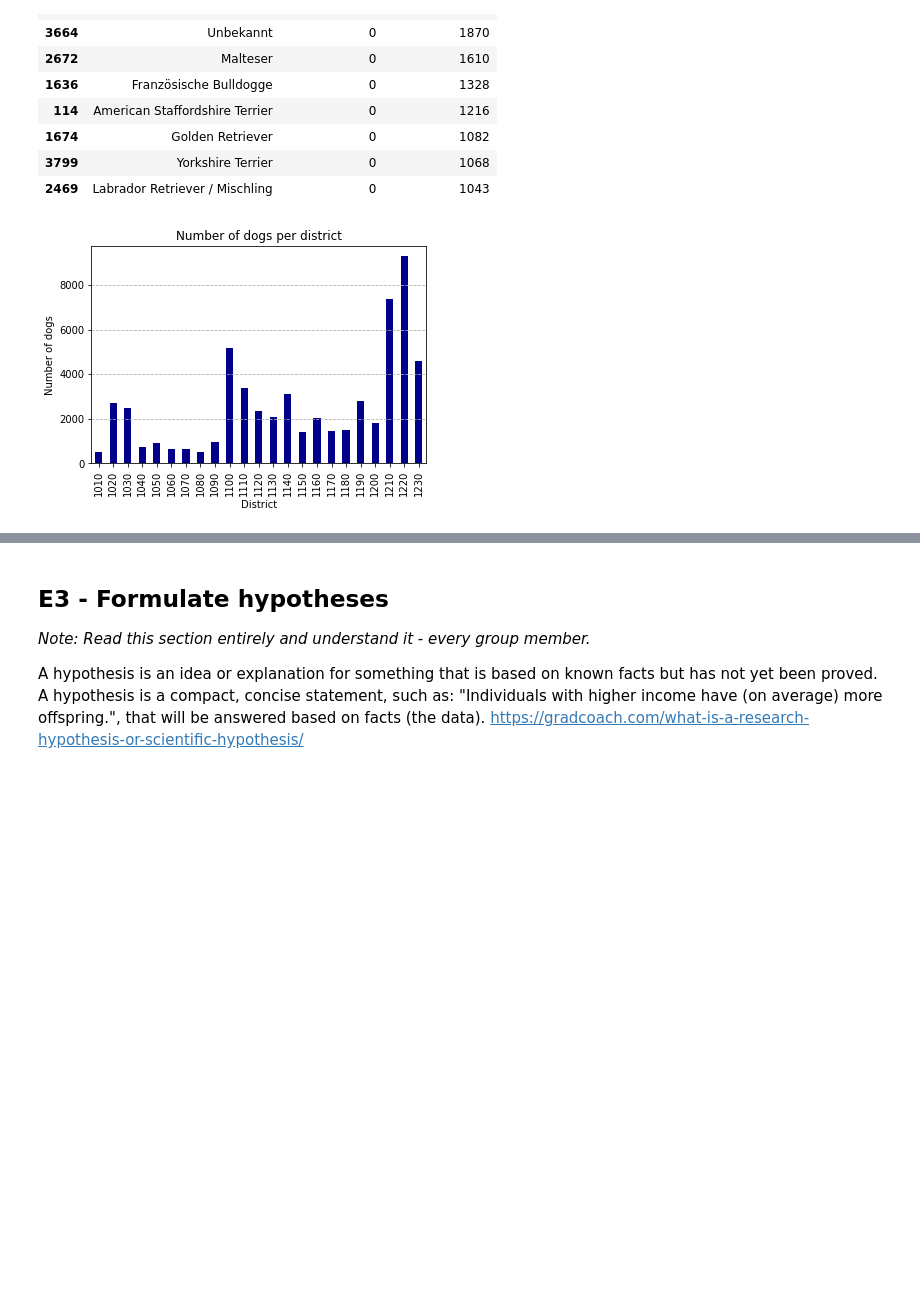
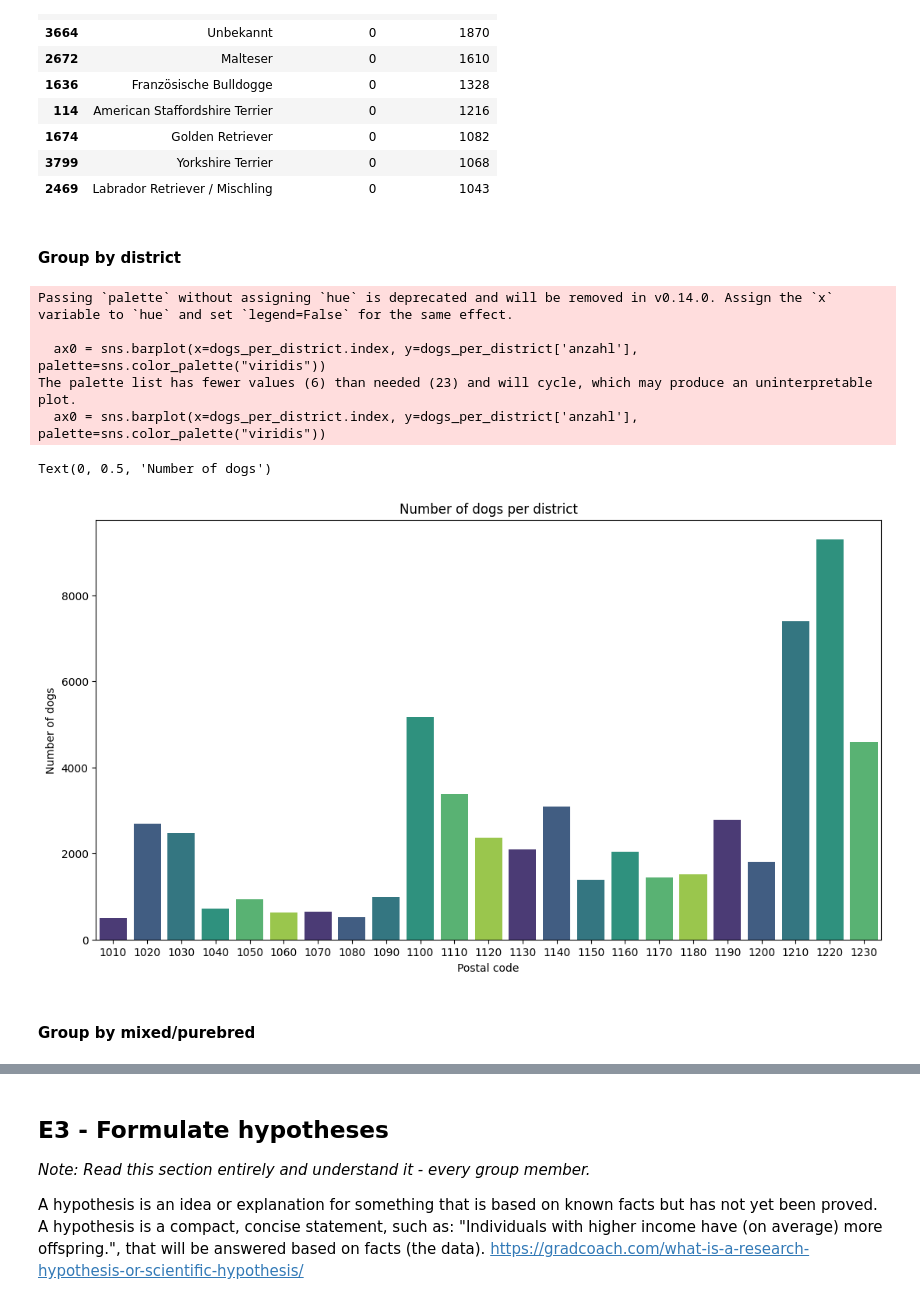
Before and after one commit to Abbastanza/data_engineering_py, a Jupyter notebook: prj01.ipynb, the cells around one changed output, grey strips where cells are left out. Cells and saved outputs as stored; diff of their text form; code cells hidden in the pictures; blank space fills up the shorter version.

```diff
--- a/prj01.ipynb
+++ b/prj01.ipynb
@@ -286,17 +288,29 @@ result_outer.head(10)
 | 1674 | Golden Retriever | 0 | 1082 |
 | 3799 | Yorkshire Terrier | 0 | 1068 |
 | 2469 | Labrador Retriever / Mischling | 0 | 1043 |
+# %% [markdown]
+#### Group by district
 # %%
-dogs_per_district = df.groupby('postal_code')['anzahl'].sum()
+dogs_per_district = df.groupby('postal_code')['anzahl'].sum().reset_index().set_index('postal_code')
 
-# Erstelle ein Barplot
-ax = dogs_per_district.plot(kind='bar', color='darkblue')
-plt.title('Number of dogs per district')
-plt.xlabel('District')
-plt.ylabel('Number of dogs')
-ax.yaxis.grid(linestyle='dashed')
+# Barplot
+plt.figure(figsize=(12, 8))
+ax0 = sns.barplot(x=dogs_per_district.index, y=dogs_per_district['anzahl'], palette=sns.color_palette("viridis"))
+ax0.figure.set_size_inches(13, 7)
+
+plt.title("Number of dogs per district")
+plt.xlabel("Postal code")
+plt.ylabel("Number of dogs")
 # %% [output]
+Passing `palette` without assigning `hue` is deprecated and will be removed in v0.14.0. Assign the `x` variable to `hue` and set `legend=False` for the same effect.
+
+  ax0 = sns.barplot(x=dogs_per_district.index, y=dogs_per_district['anzahl'], palette=sns.color_palette("viridis"))
+The palette list has fewer values (6) than needed (23) and will cycle, which may produce an uninterpretable plot.
+  ax0 = sns.barplot(x=dogs_per_district.index, y=dogs_per_district['anzahl'], palette=sns.color_palette("viridis"))
+Text(0, 0.5, 'Number of dogs')
-[figure, old version]
+[figure, new version]
+# %% [markdown]
+#### Group by mixed/purebred
 # %%
 dogs_mixed = df.groupby('mixed_breed')['anzahl'].sum()
 
```
Also changed, not shown: parts of 13 cells of this notebook.
